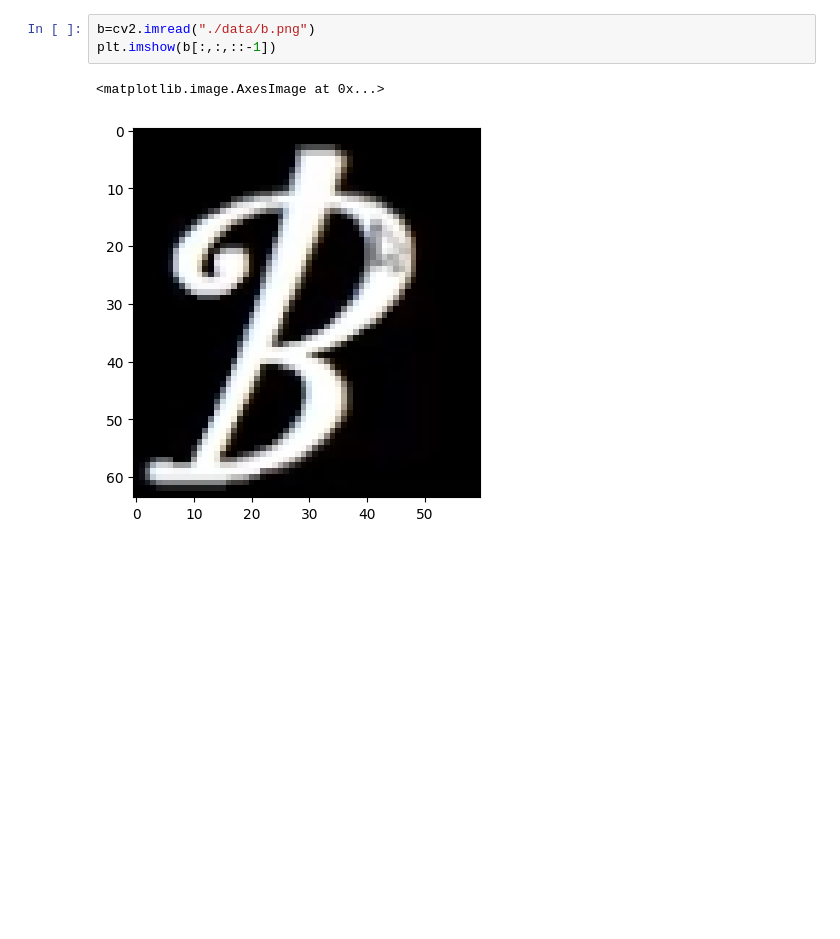
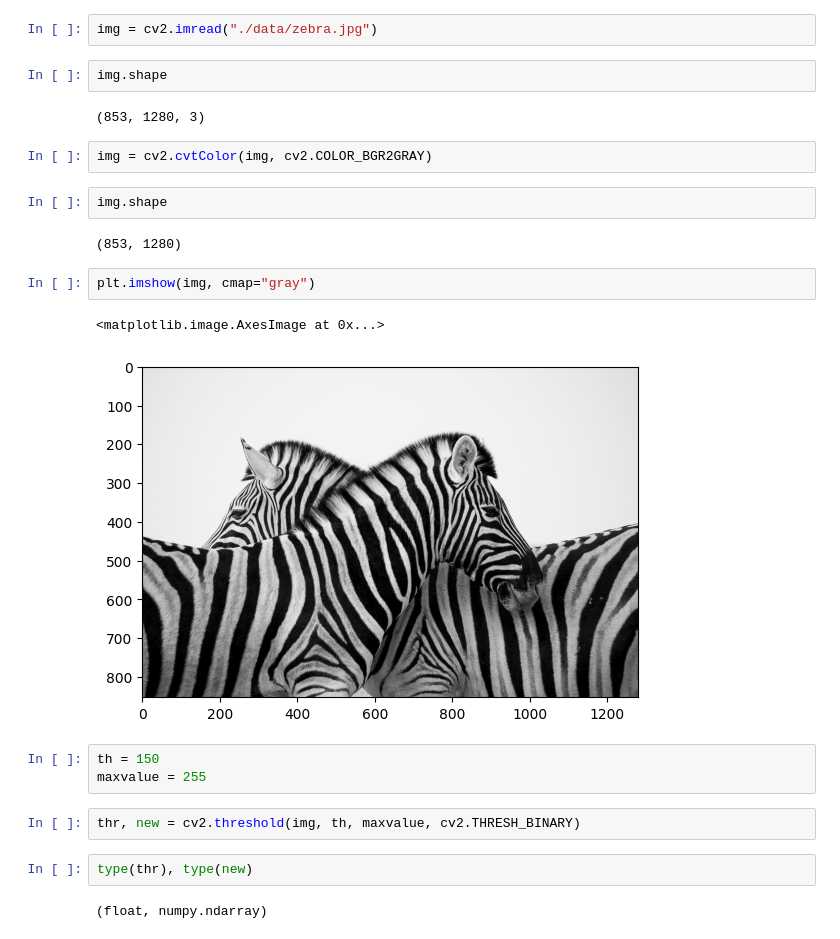
Before and after one commit to ramajaradat/image-preprocessing, a Jupyter notebook: Fisrt_img_process/Lec#6.ipynb, the cells around one changed output. Drawn from its saved outputs; the diff is of its cells as text; blank space fills up the shorter version.

```diff
--- a/Fisrt_img_process/Lec#6.ipynb
+++ b/Fisrt_img_process/Lec#6.ipynb
@@ -14,6 +7,26 @@ plt.imshow(handwriten[:,:,::-1])
-# %%
-b=cv2.imread("./data/b.png")
-plt.imshow(b[:,:,::-1])
-# %% [output]
-<matplotlib.image.AxesImage at 0x...>
-[figure, removed]
+# %%
+img = cv2.imread("./data/zebra.jpg")
+# %%
+img.shape
+# %% [output]
+(853, 1280, 3)
+# %%
+img = cv2.cvtColor(img, cv2.COLOR_BGR2GRAY)
+# %%
+img.shape
+# %% [output]
+(853, 1280)
+# %%
+plt.imshow(img, cmap="gray")
+# %% [output]
+<matplotlib.image.AxesImage at 0x...>
+[figure, added]
+# %%
+th = 150
+maxvalue = 255
+# %%
+thr, new = cv2.threshold(img, th, maxvalue, cv2.THRESH_BINARY)
+# %%
+type(thr), type(new)
+# %% [output]
+(float, numpy.ndarray)
```
Also changed, not shown: parts of 37 cells of this notebook, 2 other files.
